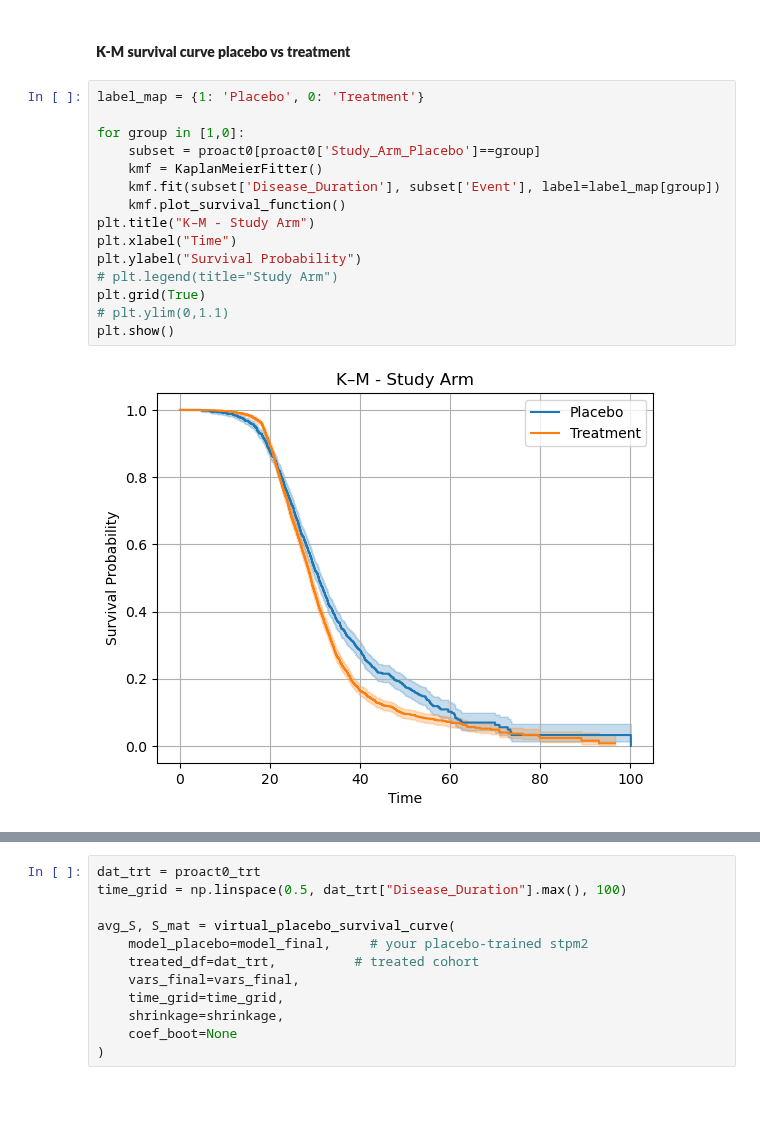
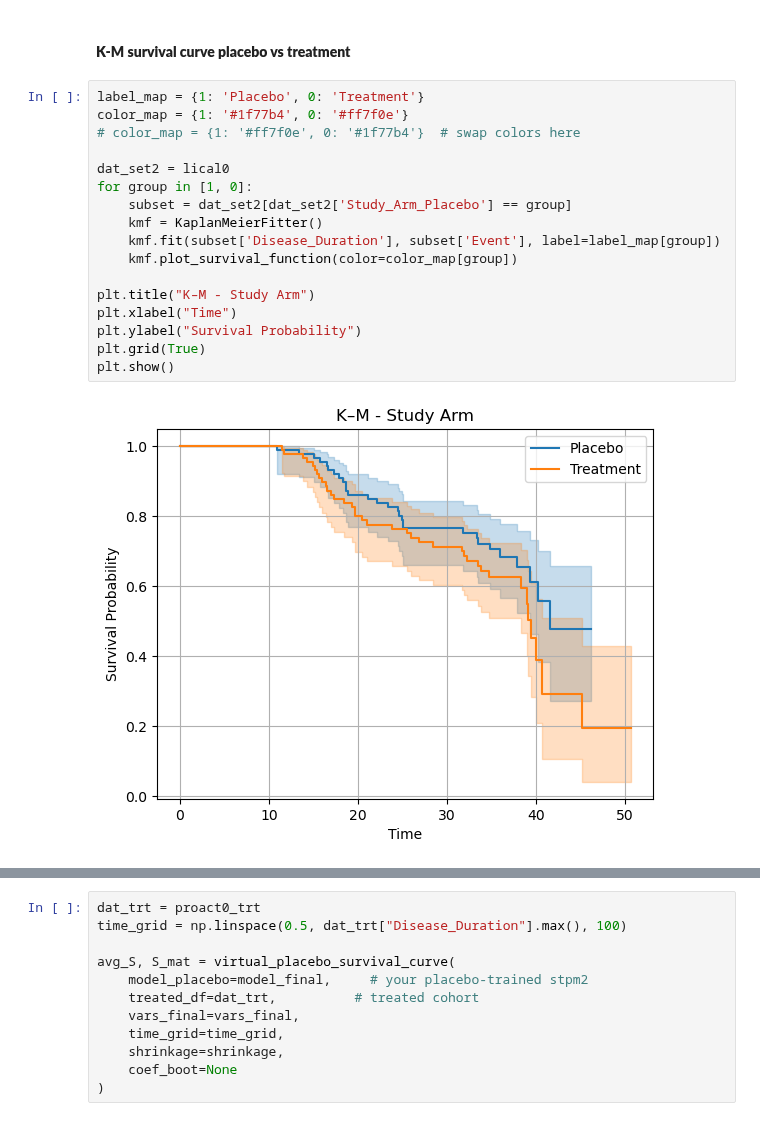
Before and after one commit to Uzoemeka/All_ALS_Data, a Jupyter notebook: 07.3_flexible_parametric_model_script_val_functionized_main_placebo_ext_trt_val.ipynb, the cells around one changed output, grey strips where cells are left out. Drawn from its saved outputs; the diff is of its cells as text.

```diff
--- a/07.3_flexible_parametric_model_script_val_functionized_main_placebo_ext_trt_val.ipynb
+++ b/07.3_flexible_parametric_model_script_val_functionized_main_placebo_ext_trt_val.ipynb
@@ -2344,21 +2400,23 @@ You can say:
 #### **K-M survival curve placebo vs treatment**
 # %%
 label_map = {1: 'Placebo', 0: 'Treatment'}
+color_map = {1: '#1f77b4', 0: '#ff7f0e'}
+# color_map = {1: '#ff7f0e', 0: '#1f77b4'}  # swap colors here
 
-for group in [1,0]:
-    subset = proact0[proact0['Study_Arm_Placebo']==group]
+dat_set2 = lical0
+for group in [1, 0]:
+    subset = dat_set2[dat_set2['Study_Arm_Placebo'] == group]
     kmf = KaplanMeierFitter()
     kmf.fit(subset['Disease_Duration'], subset['Event'], label=label_map[group])
-    kmf.plot_survival_function()
+    kmf.plot_survival_function(color=color_map[group])
+
 plt.title("K–M - Study Arm")
 plt.xlabel("Time")
 plt.ylabel("Survival Probability")
-# plt.legend(title="Study Arm")
 plt.grid(True)
-# plt.ylim(0,1.1)
 plt.show()
 # %% [output]
-[figure, old version]
+[figure, new version]
 # %%
 # predict survival curves over a time grid (with optional shrinkage and optional coef override)
 # 1) R helper: predict S(t) for many times (and allow coefficient override)
```
Also changed, not shown: parts of 29 cells of this notebook, 13 other files.
